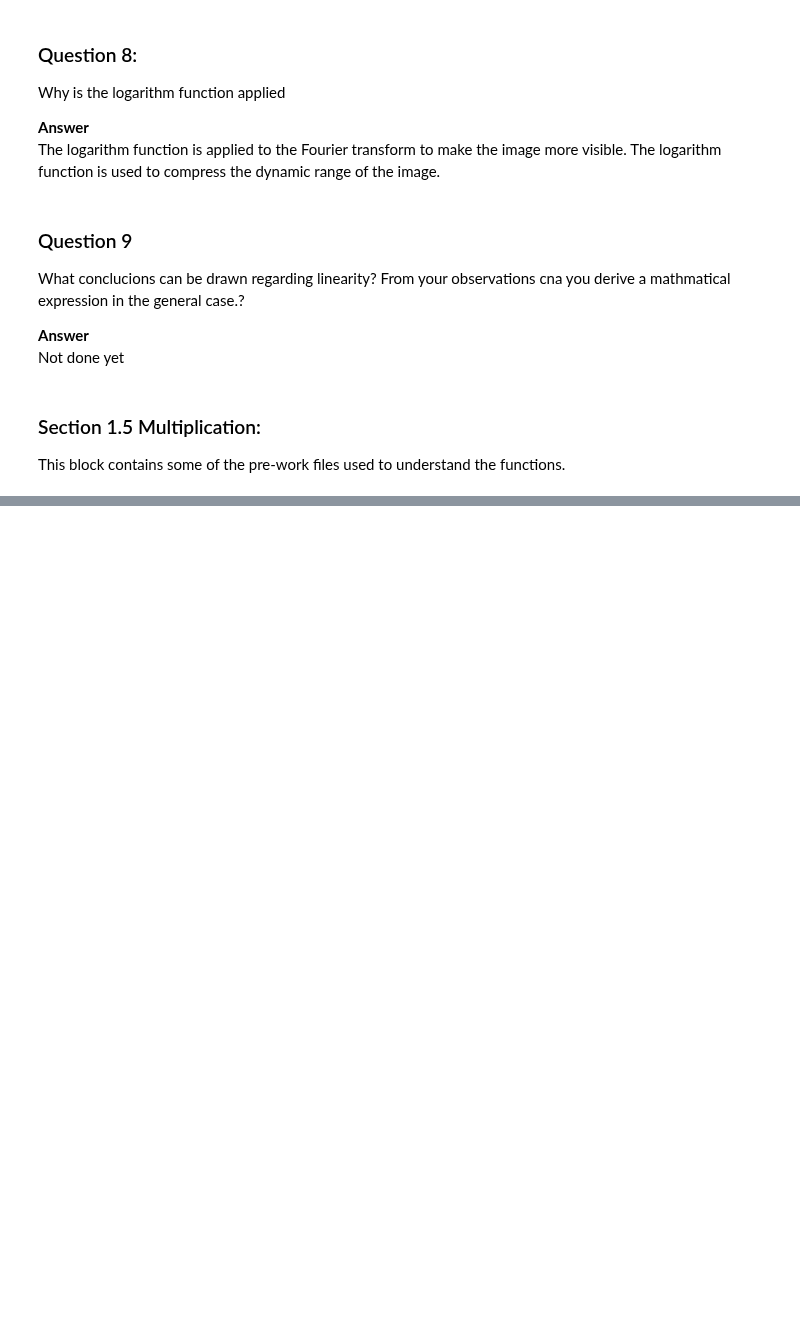
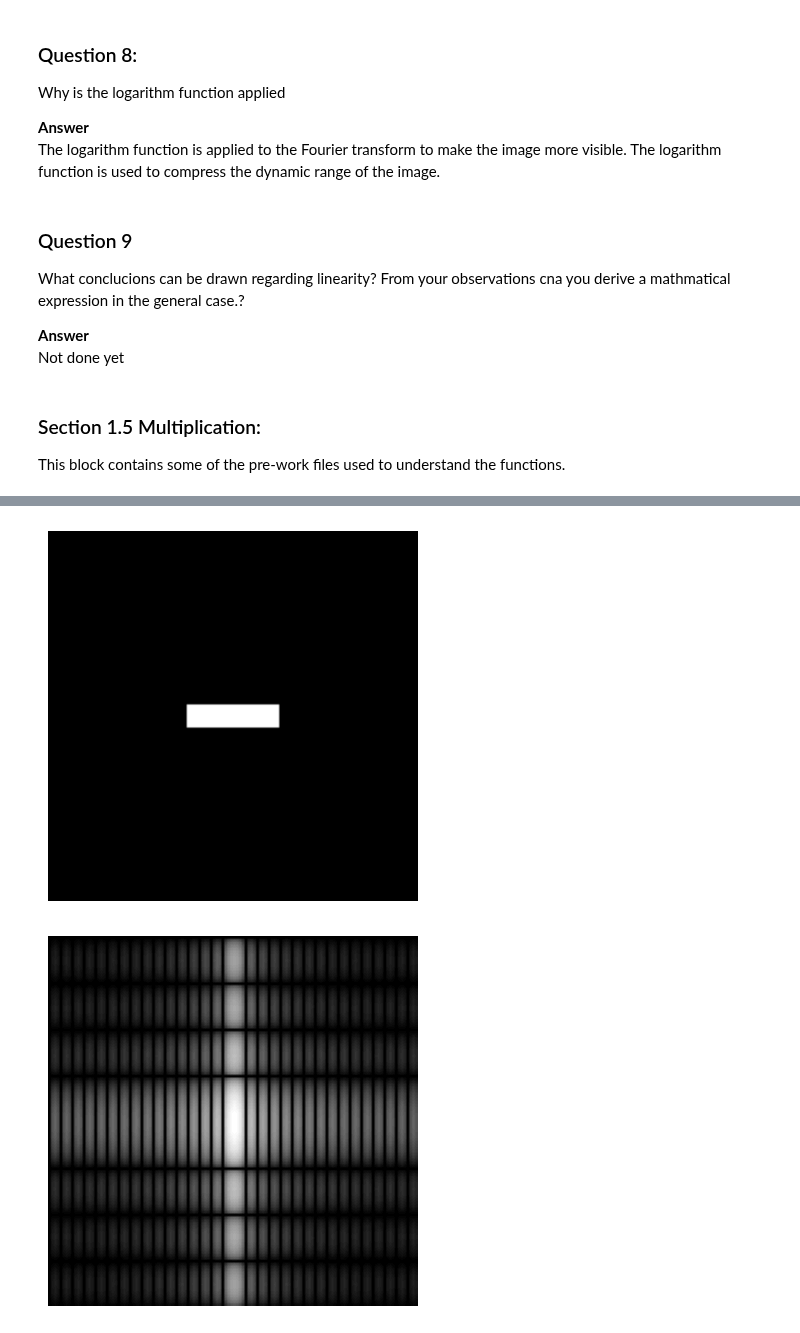
Before and after one commit to RakinAli/Computer-Vision-course, a Jupyter notebook: Labs/Lab 1/Rakin/Rakin.ipynb, the cells around one changed output, grey strips where cells are left out. Drawn from its saved outputs; the diff is of its cells as text; code cells hidden in the pictures; blank space fills up the shorter version.

```diff
--- a/Labs/Lab 1/Rakin/Rakin.ipynb
+++ b/Labs/Lab 1/Rakin/Rakin.ipynb
@@ -224,0 +242,13 @@ G = F.T
+# %%
+F = np.concatenate(
+    [np.zeros((60, 128)), np.ones((8, 128)), np.zeros((60, 128))]
+) * np.concatenate(
+    [np.zeros((128, 48)), np.ones((128, 32)), np.zeros((128, 48))], axis=1
+)
+
+showgrey(F)
+
+showfs(fft2(F))
+# %% [output]
+[figure, added]
+[figure, added]
```
Also changed, not shown: parts of 5 cells of this notebook.
